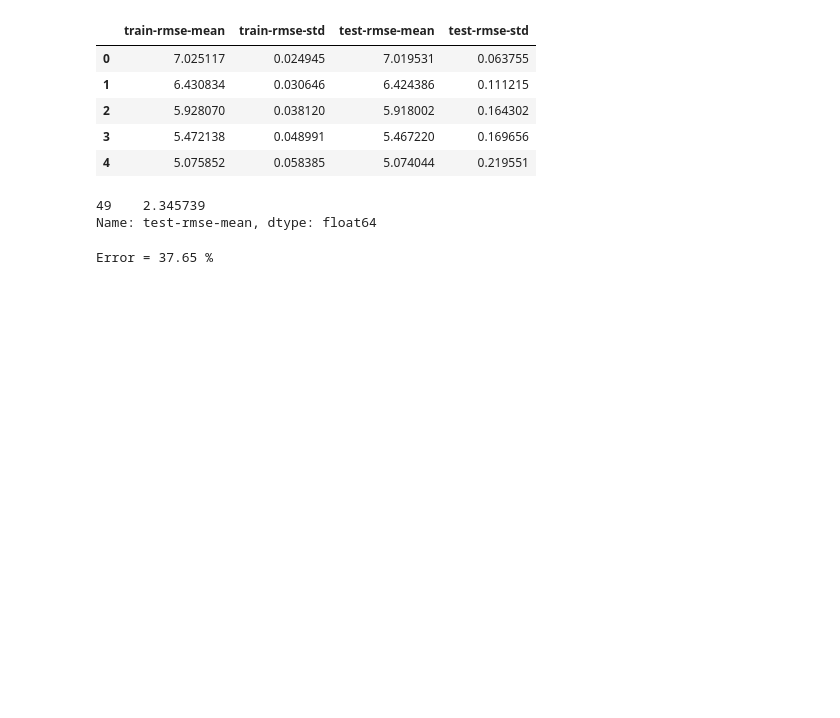
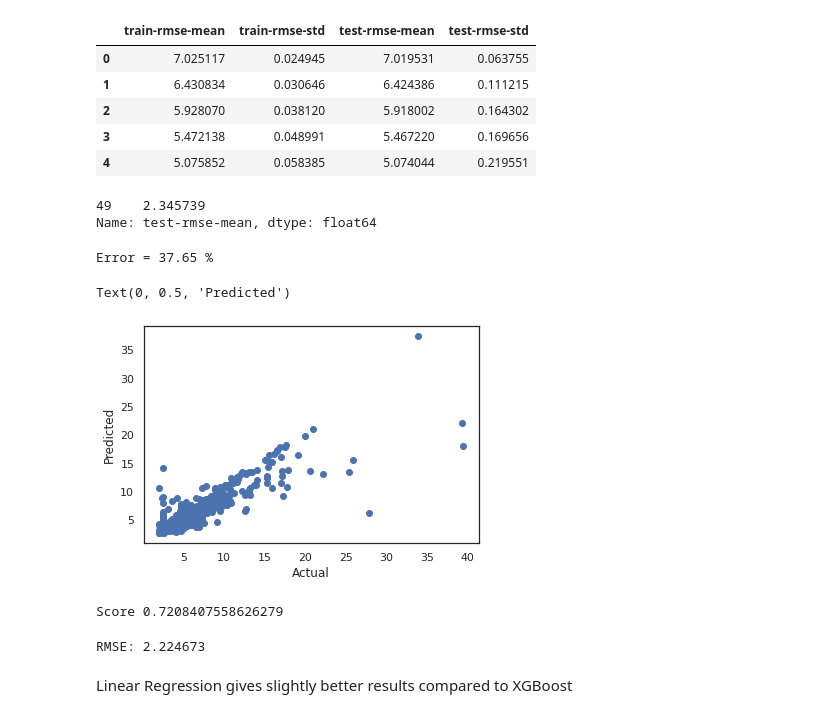
Before and after one commit to girishvnair/Data-Analysis-Codes, a Jupyter notebook: Bolt.ipynb, the cells around one changed output. Cells and saved outputs as stored; diff of their text form; code cells hidden in the pictures; blank space fills up the shorter version.

```diff
--- a/Bolt.ipynb
+++ b/Bolt.ipynb
@@ -309,3 +311,27 @@ loss = np.sqrt(np.nanmean(np.square(((y_test - preds) / y_test))))*100
 print("Error = {:0.2f} %".format(loss))
 # %% [output]
 Error = 37.65 %
+# %%
+#Linear Regression
+lrm=linear_model.LinearRegression()
+lrm_model=lrm.fit(X_train,y_train)
+lrm_predictions=lrm.predict(X_test)
+# %%
+plt.scatter(y_test, lrm_predictions)
+plt.xlabel('Actual')
+plt.ylabel('Predicted')
+# %% [output]
+Text(0, 0.5, 'Predicted')
+[figure, added]
+# %%
+print('Score', lrm_model.score(X_test,y_test))
+# %% [output]
+Score 0.7208407558626279
+# %%
+rmse = np.sqrt(mean_squared_error(y_test, lrm_predictions))
+print("RMSE: %f" % (rmse))
+# %% [output]
+RMSE: 2.224673
+# %% [markdown]
+Linear Regression gives slightly better results compared to
+XGBoost
```
Also changed, not shown: parts of 2 cells of this notebook.
